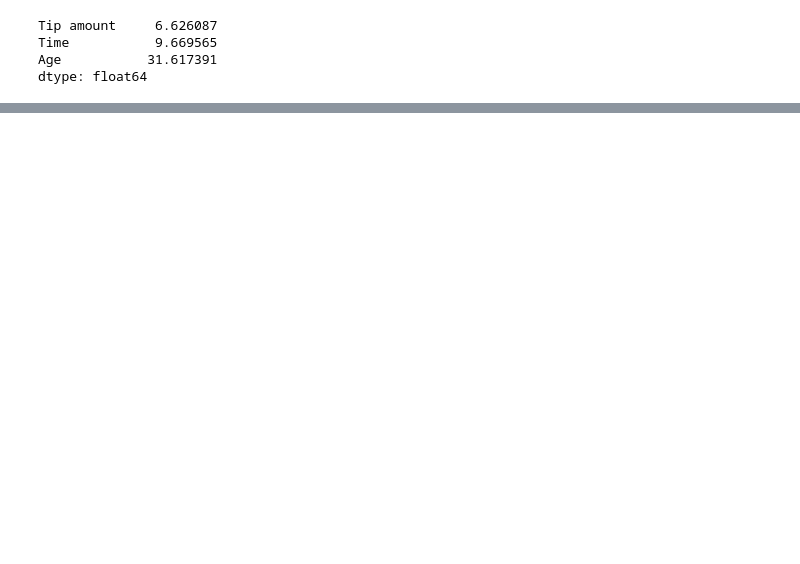
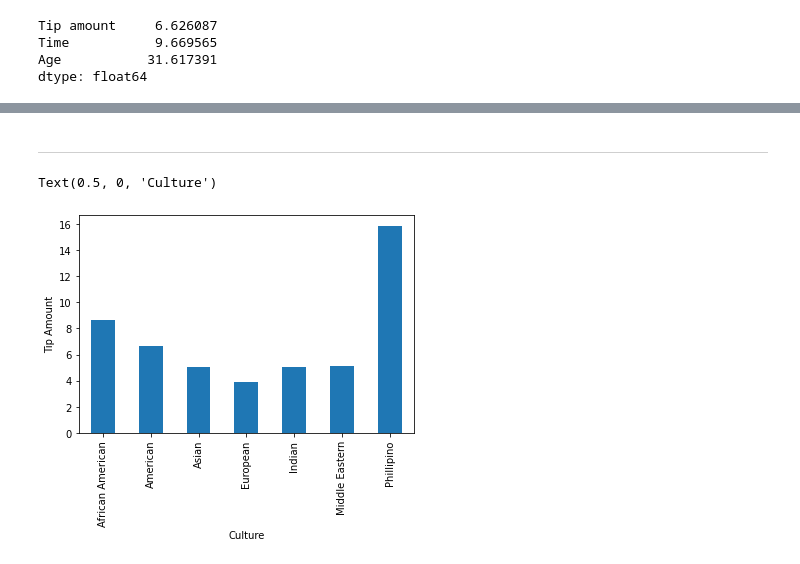
Before and after one commit to HolmQ84/DataScience-JupyterProjects, a Jupyter notebook: Assignment 2 - Haircut Tip Amounts.ipynb, the cells around one changed output, grey strips where cells are left out. Drawn from its saved outputs; the diff is of its cells as text; code cells hidden in the pictures; blank space fills up the shorter version.

```diff
--- a/Assignment 2 - Haircut Tip Amounts.ipynb
+++ b/Assignment 2 - Haircut Tip Amounts.ipynb
@@ -233,0 +244,11 @@ tipAmounts.groupby('Culture').mean().plot(kind='bar')
+# %% [markdown]
+***
+# %%
+# Group up by culture and show tip amount.
+tipsByCulture = tipAmounts.groupby('Culture').mean()
+ax = tipsByCulture['Tip amount'].plot.bar()
+ax.set_ylabel("Tip Amount")
+ax.set_xlabel("Culture")
+# %% [output]
+Text(0.5, 0, 'Culture')
+[figure, added]
```
Also changed, not shown: parts of 22 cells of this notebook.
